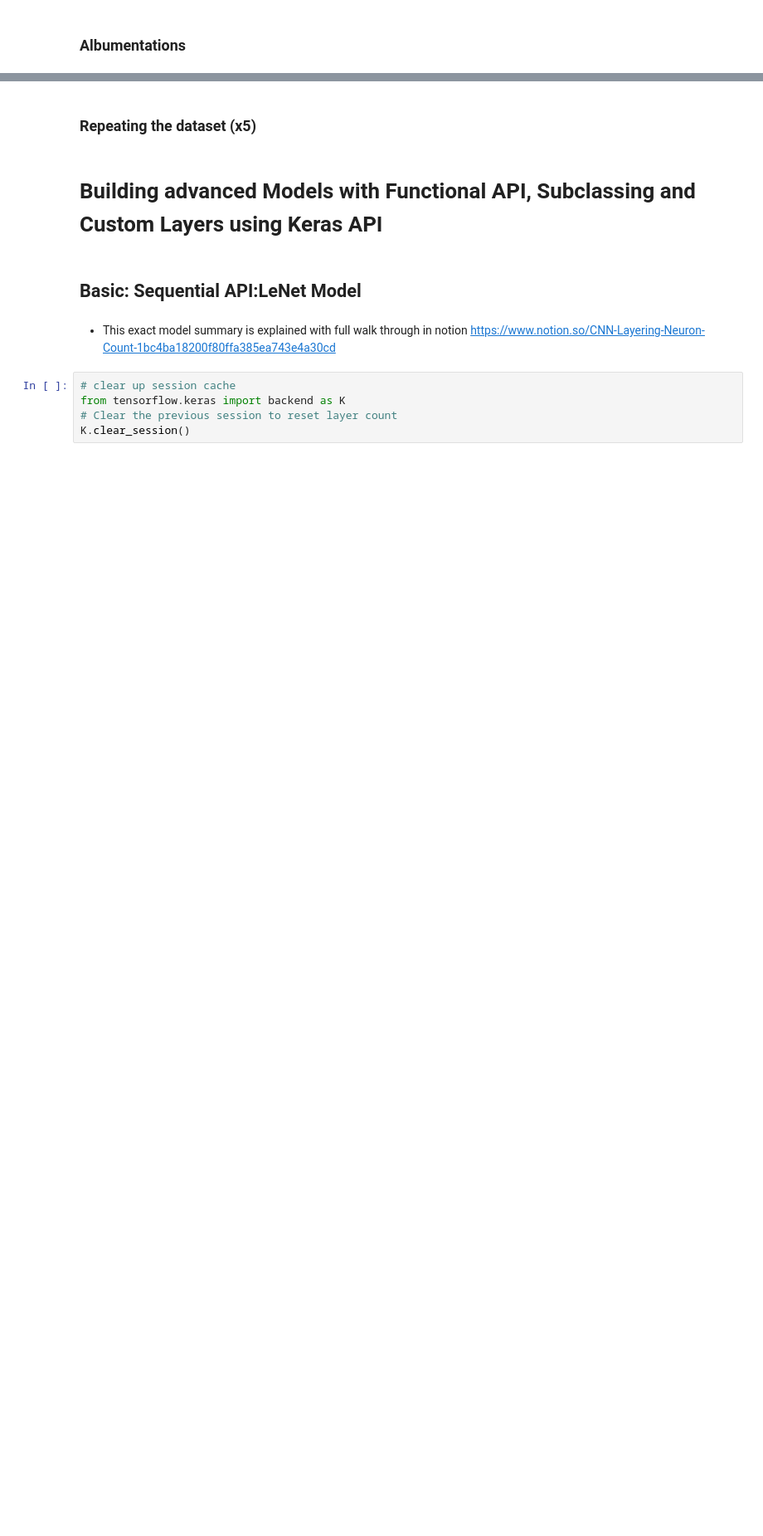
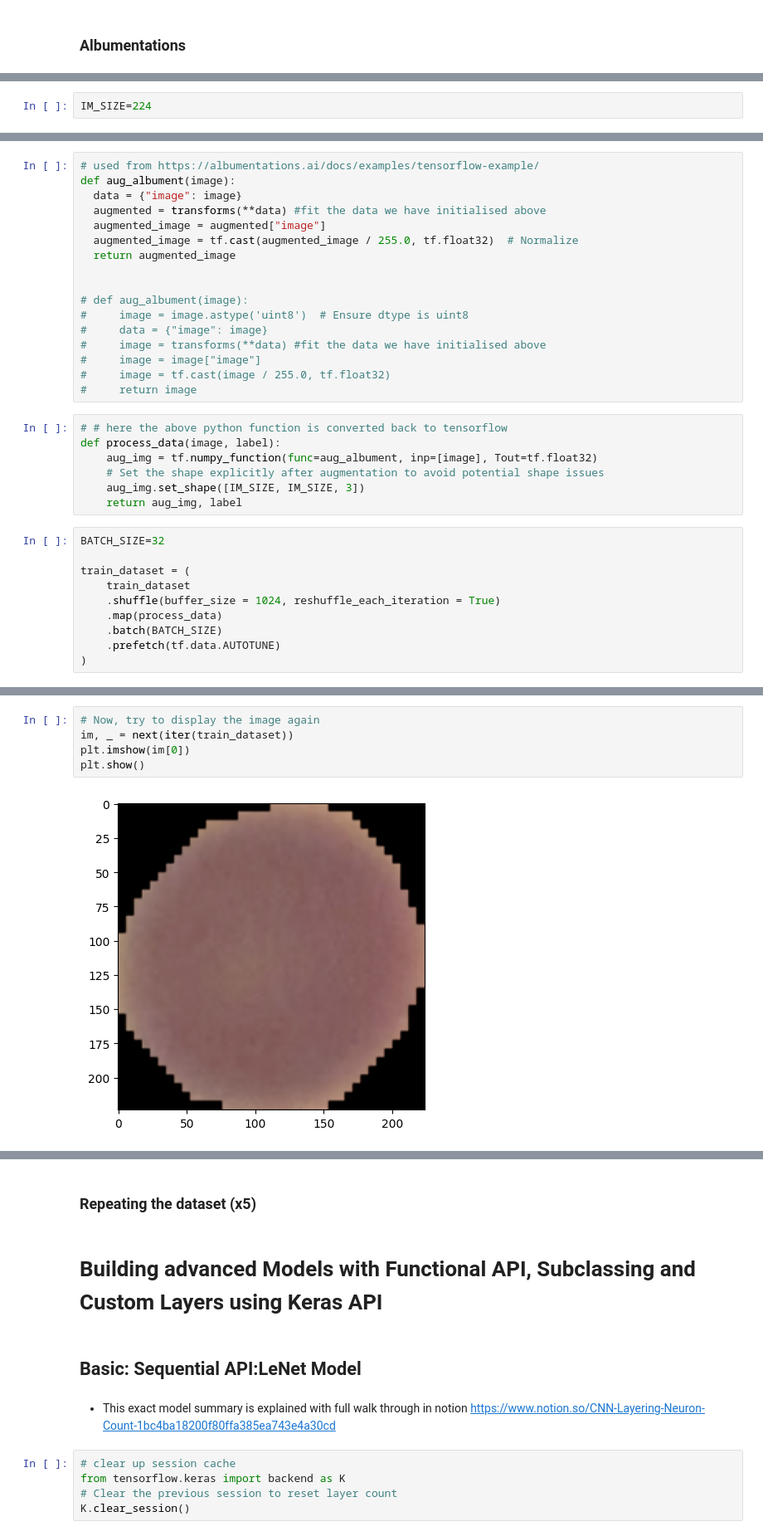
Before and after one commit to akankshakusf/Project-Deep-Learning-CNN-Malaria-Detection, a Jupyter notebook: Malaria_Detection.ipynb, the cells around one changed output, grey strips where cells are left out. Shown at 83% size. Saved outputs shown, nothing was run; the diff lists cells and outputs as text; blank space fills up the shorter version.

```diff
--- a/Malaria_Detection.ipynb
+++ b/Malaria_Detection.ipynb
@@ -605,0 +678,2 @@ def mixup(train_dataset_1, train_dataset_2):
+# %%
+IM_SIZE=224
@@ -605,0 +696,34 @@ def mixup(train_dataset_1, train_dataset_2):
+# %%
+# used from https://albumentations.ai/docs/examples/tensorflow-example/
+def aug_albument(image):
+  data = {"image": image}
+  augmented = transforms(**data) #fit the data we have initialised above
+  augmented_image = augmented["image"]
+  augmented_image = tf.cast(augmented_image / 255.0, tf.float32)  # Normalize
+  return augmented_image
+
+
+# def aug_albument(image):
+#     image = image.astype('uint8')  # Ensure dtype is uint8
+#     data = {"image": image}
+#     image = transforms(**data) #fit the data we have initialised above
+#     image = image["image"]
+#     image = tf.cast(image / 255.0, tf.float32)
+#     return image
+# %%
+# # here the above python function is converted back to tensorflow
+def process_data(image, label):
+    aug_img = tf.numpy_function(func=aug_albument, inp=[image], Tout=tf.float32)
+    # Set the shape explicitly after augmentation to avoid potential shape issues
+    aug_img.set_shape([IM_SIZE, IM_SIZE, 3])
+    return aug_img, label
+# %%
+BATCH_SIZE=32
+
+train_dataset = (
+    train_dataset
+    .shuffle(buffer_size = 1024, reshuffle_each_iteration = True)
+    .map(process_data)
+    .batch(BATCH_SIZE)
+    .prefetch(tf.data.AUTOTUNE)
+)
@@ -605,0 +734,7 @@ def mixup(train_dataset_1, train_dataset_2):
+# %%
+# Now, try to display the image again
+im, _ = next(iter(train_dataset))
+plt.imshow(im[0])
+plt.show()
+# %% [output]
+[figure, added]
```
Also changed, not shown: parts of 43 cells of this notebook.
